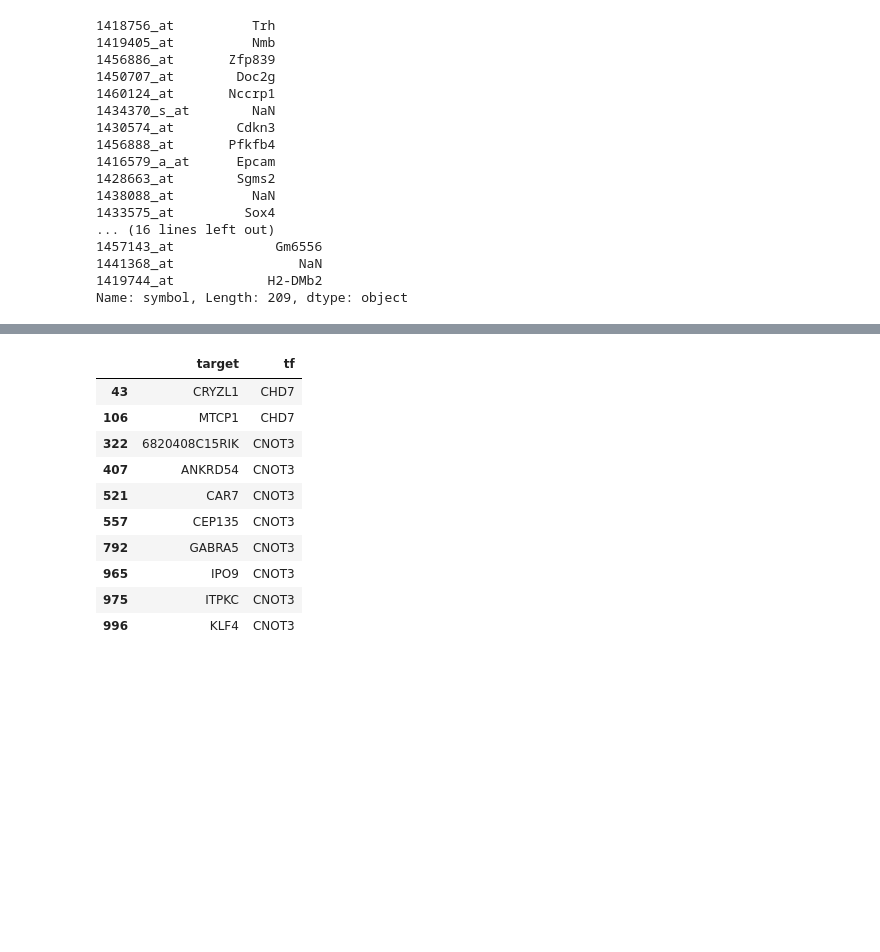
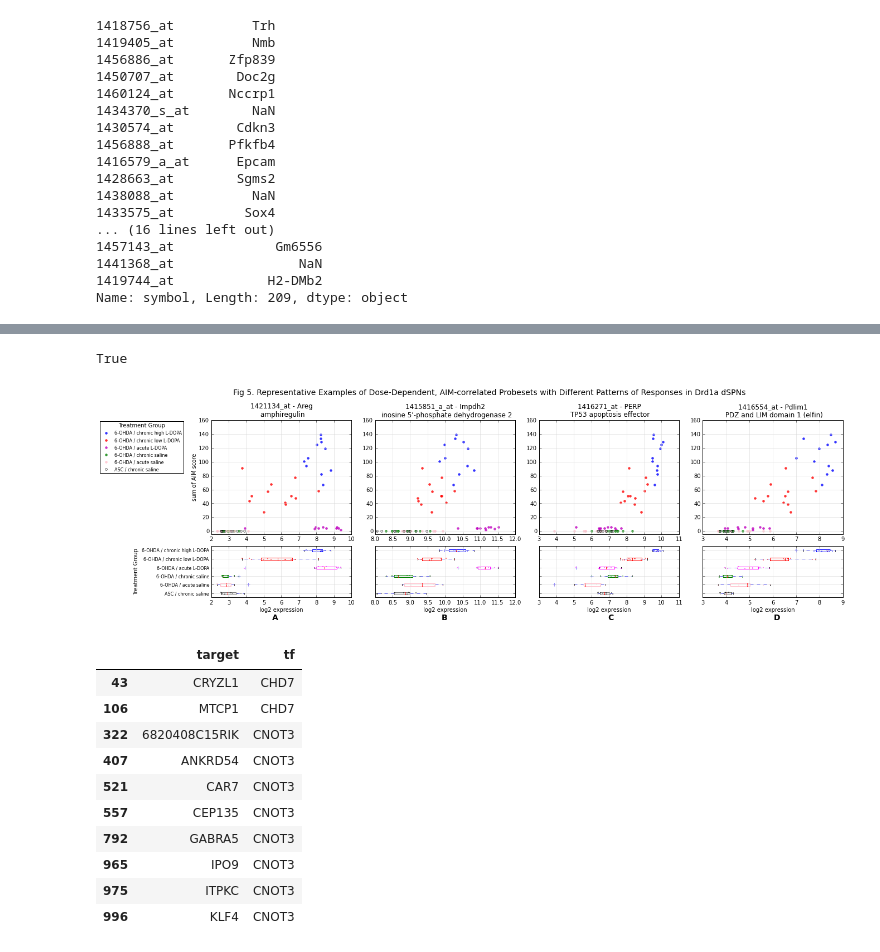
Before and after one commit to aheilbut/pdmouse, a Jupyter notebook: py/pd_supp_tables.ipynb, the cells around one changed output, grey strips where cells are left out. Saved outputs shown, nothing was run; the diff lists cells and outputs as text; code cells hidden in the pictures; blank space fills up the shorter version.

```diff
--- a/py/pd_supp_tables.ipynb
+++ b/py/pd_supp_tables.ipynb
@@ -1952,0 +2000,8 @@ IPython.display.HTML( o.to_html() )
+# %%
+cp73_groups = [("ASC / chronic saline", ss.ss_cp73_ascorbate_saline.filenames, "black"),
+                       ("6-OHDA / acute saline", ss.ss_cp73_acuteSaline.filenames, "pink"),
+                       ("6-OHDA / chronic saline", ss.cp73_chronic_saline.filenames, "green"),
+                       ("6-OHDA / acute L-DOPA", ss.ss_cp73_acuteHigh.filenames, "magenta"),
+                       ("6-OHDA / chronic low L-DOPA", ss.ss_cp73_chronicLow.filenames, "red"),
+                       ("6-OHDA / chronic high L-DOPA", ss.ss_cp73_chronicHigh.filenames, "blue")
+                       ]
@@ -1952,0 +2128,61 @@ IPython.display.HTML( o.to_html() )
+# %%
+probe_boxPlots("1421134_at", pda.pd_all, cp73_groups,  "CP73", ax)
+# %% [output]
+True
+# %%
+figsize(18,6)
+
+ax = subplot2grid( (3,4), (0,0), rowspan=2)
+#ax = gca()
+plotProbe( pda.pd_all, pda.pd_covar, "1421134_at", "CP73", ax, ylabel=True, legend=True)
+title("1421134_at - Areg \n amphiregulin")
+figtext(0.20, 0.02, "A", fontsize="14", fontweight="bold")
+#xlabel("log2 expression")
+
+
+ax = subplot2grid( (3,4), (0,1), rowspan=2)
+#ax = gca()
+plotProbe( pda.pd_all, pda.pd_covar, "1415851_a_at", "CP73", ax, legend=False)
+title("1415851_a_at - Impdh2 \n inosine 5'-phosphate dehydrogenase 2")
+figtext(0.435, 0.02, "B", fontsize="14", fontweight="bold")
+
+ax = subplot2grid( (3,4), (0,2), rowspan=2)
+#subplot(2,4,3)
+#ax = gca()
+plotProbe( pda.pd_all, pda.pd_covar, "1416271_at", "CP73", ax, legend=False)
+title("1416271_at - PERP \n TP53 apoptosis effector")
+figtext(0.665, 0.02, "C", fontsize="14", fontweight="bold")
+
+
+ax = subplot2grid( (3,4), (0,3), rowspan=2)
+#subplot(2,4,4)
+#ax = gca()
+plotProbe( pda.pd_all, pda.pd_covar, "1416554_at", "CP73", ax, legend=False)
+title("1416554_at - Pdlim1 \n PDZ and LIM domain 1 (elfin)")
+figtext(0.895, 0.02, "D", fontsize="14", fontweight="bold")
+
+ax = subplot2grid( (3,4), (2,0), rowspan=1)
+probe_boxPlots("1421134_at", pda.pd_all, cp73_groups,  "CP73", ax, show_yticks=True)
+
+
+ax = subplot2grid( (3,4), (2,1), rowspan=1)
+probe_boxPlots("1415851_a_at", pda.pd_all, cp73_groups,  "CP73", ax)
+
+
+ax = subplot2grid( (3,4), (2,2), rowspan=1)
+probe_boxPlots("1416271_at", pda.pd_all, cp73_groups,  "CP73", ax)
+
+
+ax = subplot2grid( (3,4), (2,3), rowspan=1)
+probe_boxPlots("1416554_at", pda.pd_all, cp73_groups,  "CP73", ax)
+
+
+suptitle("Fig 5. Representative Examples of Dose-Dependent, AIM-correlated Probesets with Different Patterns of Responses in Drd1a dSPNs\n \n ", fontsize=14, )
+
+tight_layout(rect=[0, 0.03, 1, 0.97])
+plt.subplots_adjust(top=0.85)
+
+savefig("/data/adrian/Dropbox/fig5.png", dpi=600, pad_inches=2.5, bbox_inches='tight')
+savefig("/data/adrian/Dropbox/fig5.pdf", dpi=600, pad_inches=2.5, bbox_inches='tight')
+# %% [output]
+[figure, added]
```
Also changed, not shown: parts of 30 cells of this notebook, 2 other files.
